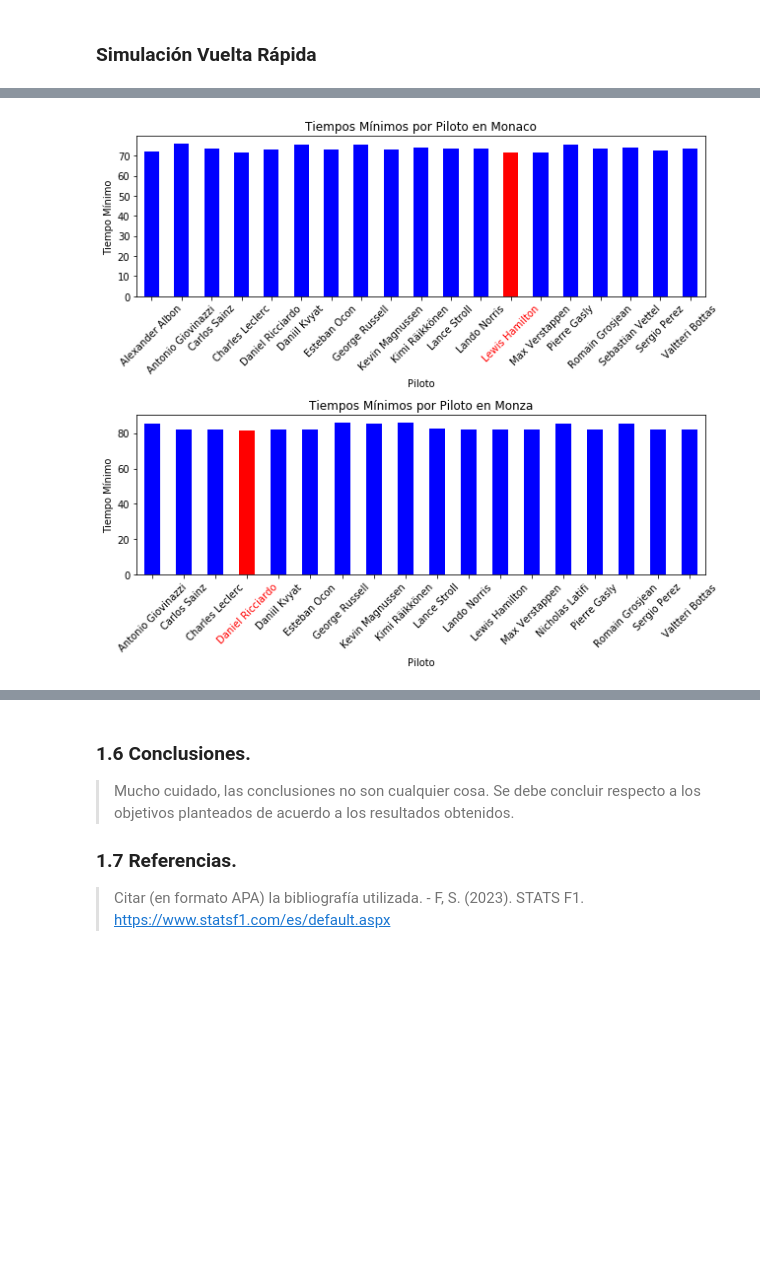
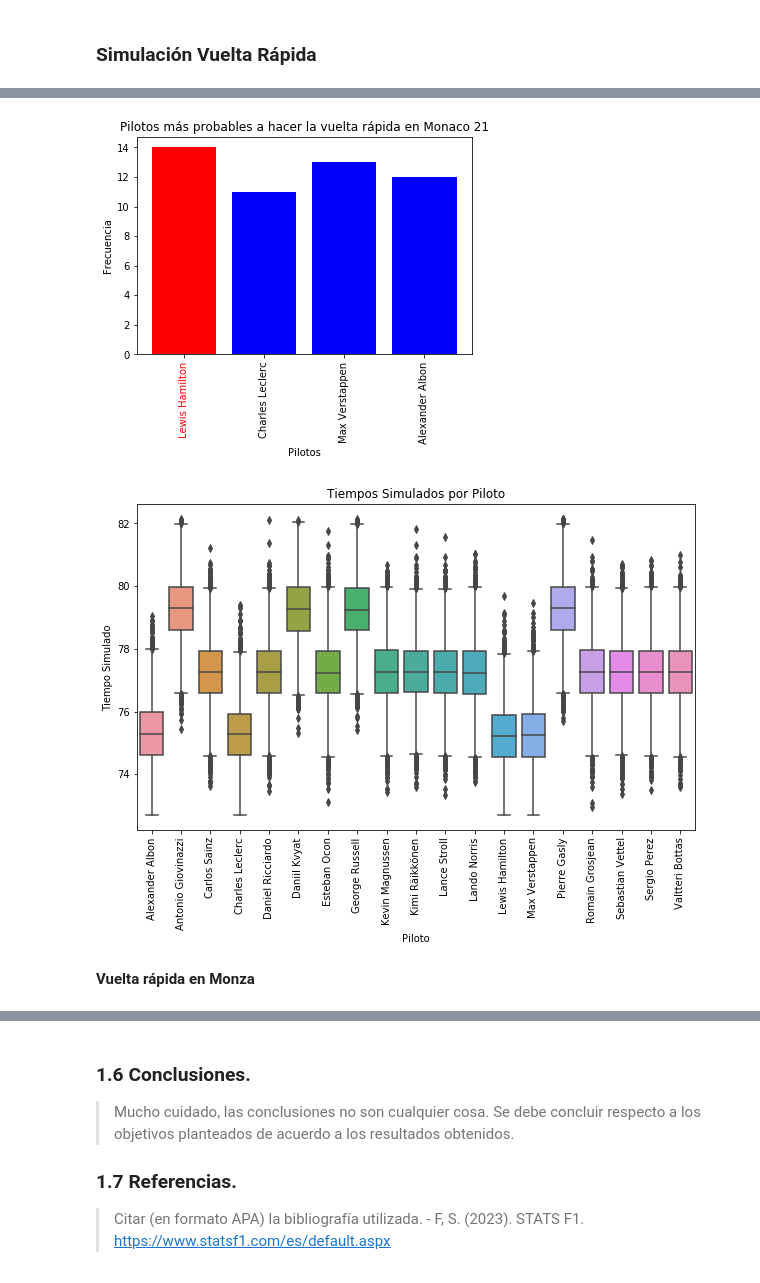
Before and after one commit to carolanb/Proyecto_modulo1, a Jupyter notebook: GuiaProyectoActual.ipynb, the cells around one changed output, grey strips where cells are left out. Saved outputs shown, nothing was run; the diff lists cells and outputs as text; code cells hidden in the pictures; blank space fills up the shorter version.

```diff
--- a/GuiaProyectoActual.ipynb
+++ b/GuiaProyectoActual.ipynb
@@ -375,0 +384,25 @@ Observando el comportamiento de los datos del Gran Premio de Monza, la distribuc
+# %%
+#función específica para simular los tiempos de los pilotos en el GP de Mónaco
+def vuelta_rapida_mon(N):
+    sim_lap = [(pilot, time) for (pilot, avg_time) in avg_monaco.items() for time in st.t.rvs(df=df, loc=avg_time, size=N)]
+    #DataFrame con los tiempos simulados
+    sim_data_mon = pd.DataFrame(sim_lap, columns=['Piloto', 'Tiempo Simulado'])
+    #Rango intercuartílico para eliminar outliers
+    s_data, low_l, up_l = remove_outliers(sim_data_mon) #con rangos intercuartílicos
+
+    min_times = s_data.groupby('Piloto')['Tiempo Simulado'].min()
+    #de min_times se extrae el nombre del piloto con menor tiempo
+    min_pilot = min_times.idxmin()
+    piloto = str(min_pilot)
+    return piloto
+# %%
+#SIMULACION MONTECARLO
+
+monaco21_vr = [vuelta_rapida_mon(10000) for i in range(100)]
+#Lista con nombres de pilotos que en la simulación hicieron la vuelta rápida
+
+count = Counter(monaco21_vr)
+# Encontrar el piloto más repetido
+piloto= max(count, key=count.get)
+p = count[piloto]
+print(f'El piloto más probable a hacer la vuelta rápida en Monaco es: {piloto}, con una probabilidad de: {p}.0%')
@@ -471,4 +504,10 @@ El tiempo mínimo es en segundos. El piloto con la vuelta rápida en cada gran p
-# %%
-g_barras(min_times)
-# %% [output]
-[figure, removed]
+# %%
+visual_resultados_vr(monaco21_vr,'Pilotos más probables a hacer la vuelta rápida en Monaco 21')
+# %% [output]
+[figure, added]
+# %%
+boxplt(sim_dt_monaco,'Tiempos Simulados por Piloto')
+# %% [output]
+[figure, added]
+# %% [markdown]
+**Vuelta rápida en Monza**
```
Also changed, not shown: parts of 24 cells of this notebook.
